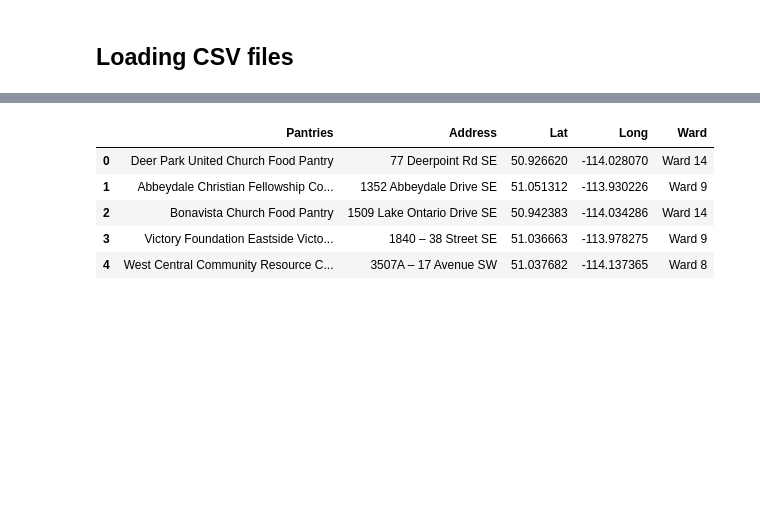
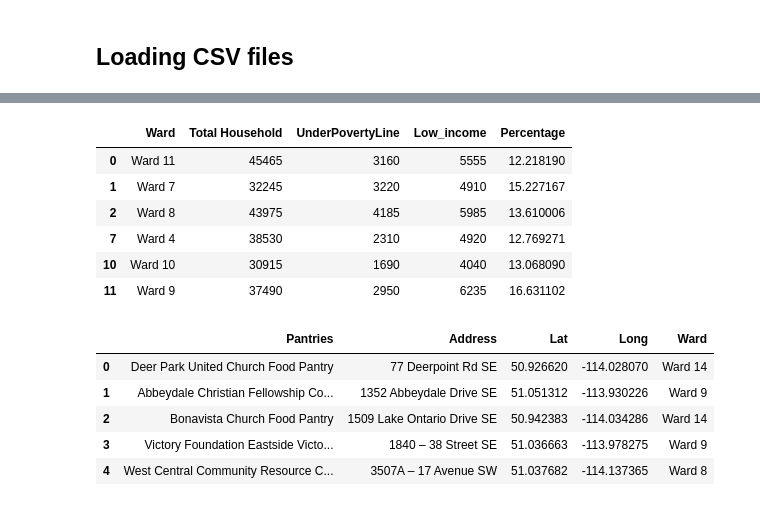
Before and after one commit to rsuman21/GeoWomen_Datathon, a Jupyter notebook: notebook/Food_Rescures.ipynb, the cells around one changed output, grey strips where cells are left out. Cells and saved outputs as stored; diff of their text form; code cells hidden in the pictures; blank space fills up the shorter version.

```diff
--- a/notebook/Food_Rescures.ipynb
+++ b/notebook/Food_Rescures.ipynb
@@ -54,3 +66,13 @@ income_data.head()
+# %%
+query_low_income
+# %% [output]
+|  | Ward | Total Household | UnderPovertyLine | Low_income | Percentage |
+| 0 | Ward 11 | 45465 | 3160 | 5555 | 12.218190 |
+| 1 | Ward 7 | 32245 | 3220 | 4910 | 15.227167 |
+| 2 | Ward 8 | 43975 | 4185 | 5985 | 13.610006 |
+| 7 | Ward 4 | 38530 | 2310 | 4920 | 12.769271 |
+| 10 | Ward 10 | 30915 | 1690 | 4040 | 13.068090 |
+| 11 | Ward 9 | 37490 | 2950 | 6235 | 16.631102 |
 # %%
 pantry_data.head()
 # %% [output]
```
Also changed, not shown: parts of 10 cells of this notebook.
